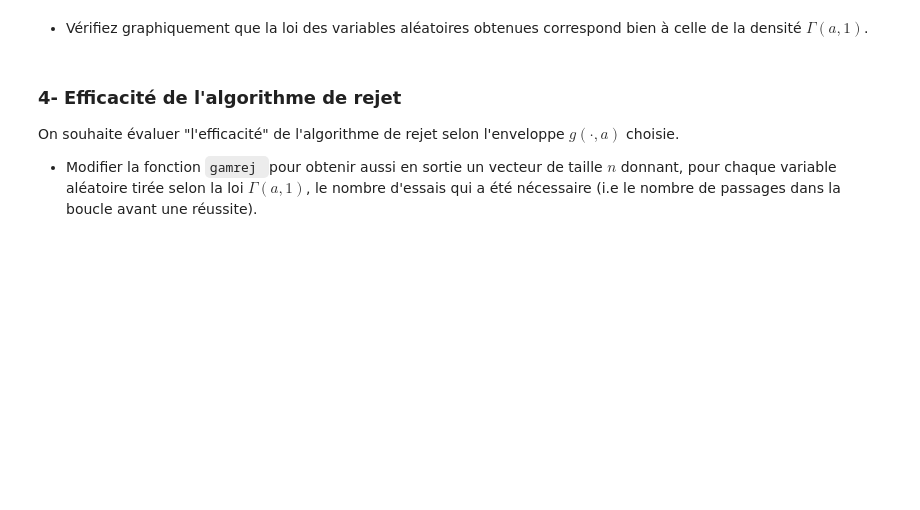
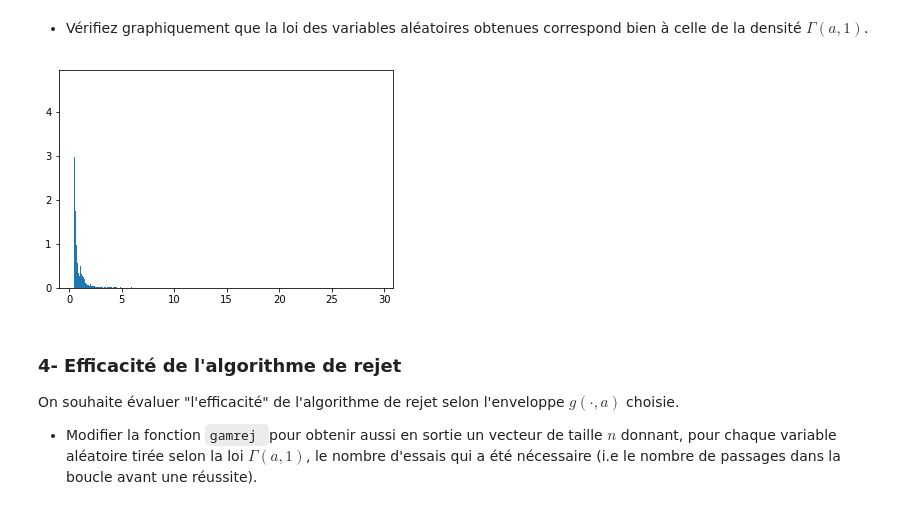
Before and after one commit to Alexsaphir/MethodeNumeriqueDeterministe, a Jupyter notebook: TP-SimulationLois-enonce.ipynb, the cells around one changed output. Cells and saved outputs as stored; diff of their text form; code cells hidden in the pictures; blank space fills up the shorter version.

```diff
--- a/TP-SimulationLois-enonce.ipynb
+++ b/TP-SimulationLois-enonce.ipynb
@@ -254,5 +260,22 @@ def gamrej(n, a):
+# %%
+def gamrej(n, a):
+    if( a < 1 and a > 0 ):
+        Y = gLoi(n, a)
+        U = rd.uniform(0, 1, n)
+
+        for idx, val in enumerate(Y):
+            while(U[idx]>f(Y[idx],a)/(c(a)*g(Y[idx],a))):
+                Y[idx] = gLoi(1, a)
+                U[idx] = rd.uniform(0, 1)
+        return Y
+    return 0
 # %% [markdown]
 - Vérifiez graphiquement que la loi des variables aléatoires obtenues correspond bien à celle de la densité $\Gamma(a,1)$.
+# %%
+Z = gamrej(10000,a)
+plt.hist(Z, bins=1000,normed=1);
+# %% [output]
+[figure, added]
 # %% [markdown]
  ### 4- Efficacité de l'algorithme de rejet
 
```
Also changed, not shown: parts of 9 cells of this notebook.
